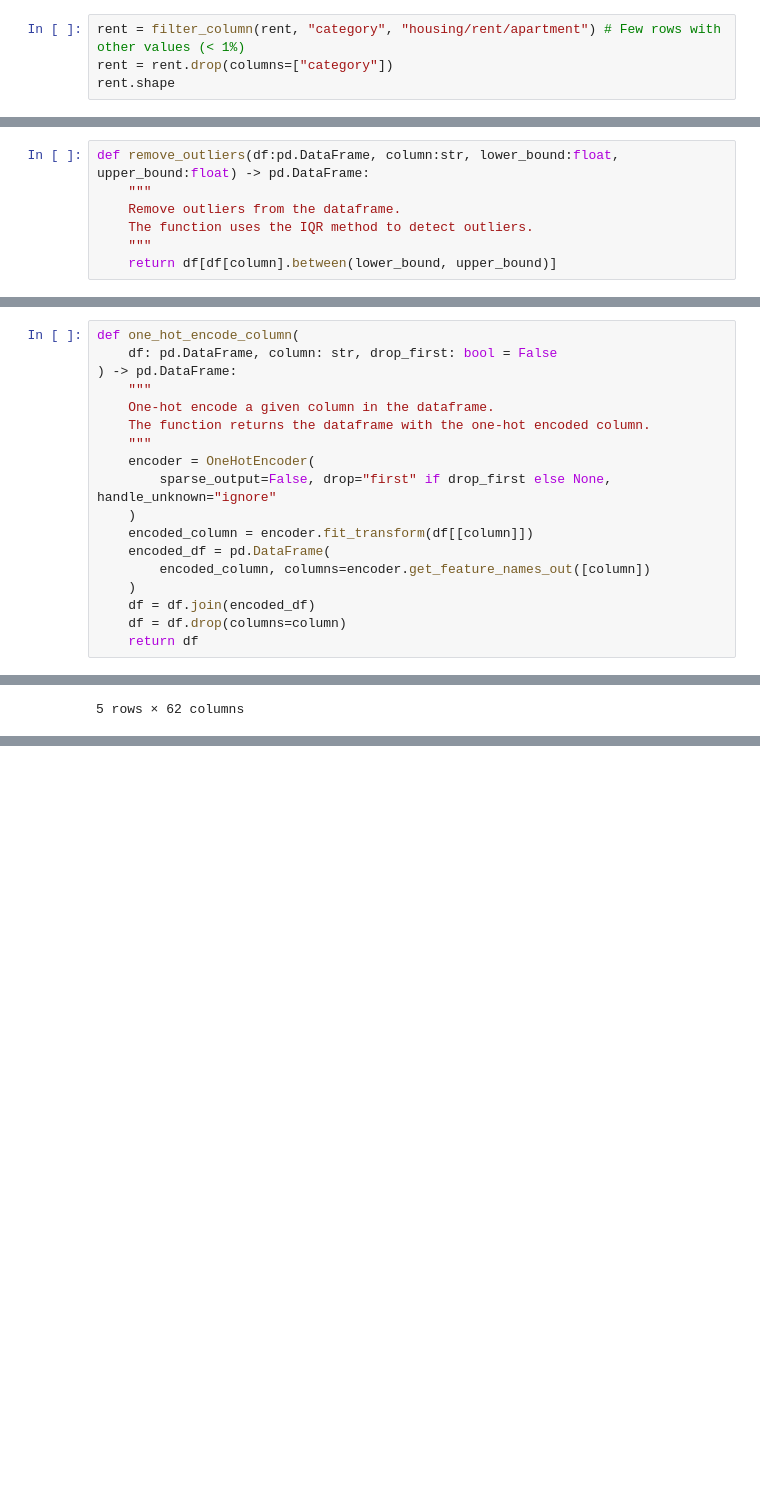
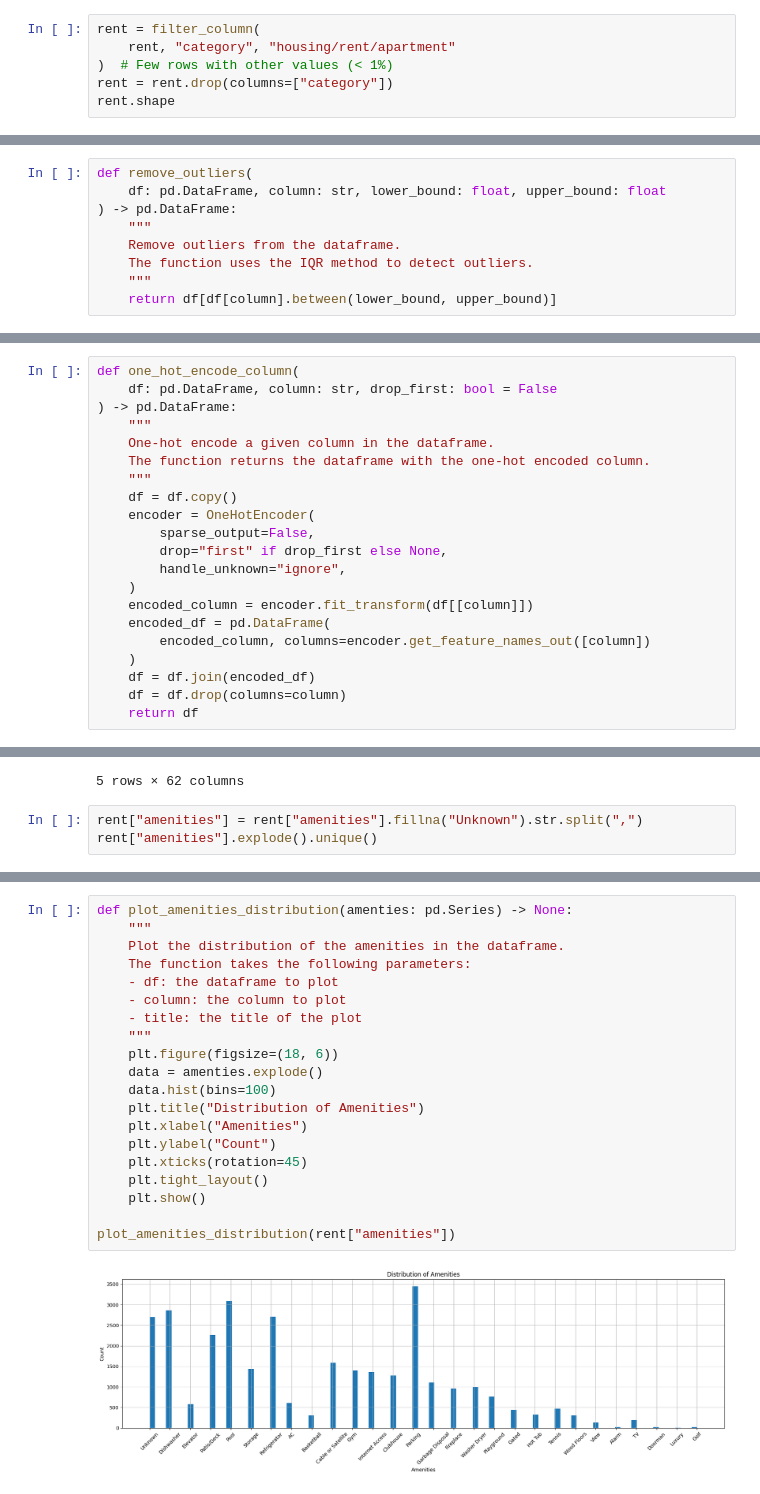
Before and after one commit to JoseEdSouza/machine-learning-works, a Jupyter notebook: rent/eda.ipynb, the cells around one changed output, grey strips where cells are left out. Saved outputs shown, nothing was run; the diff lists cells and outputs as text; blank space fills up the shorter version.

Commit message:
feat: categorize amenities columns

```diff
--- a/rent/eda.ipynb
+++ b/rent/eda.ipynb
@@ -106,7 +105,9 @@ rent.shape
 # %% [output]
 (9882, 10)
 # %%
-rent = filter_column(rent, "category", "housing/rent/apartment") # Few rows with other values (< 1%)
+rent = filter_column(
+    rent, "category", "housing/rent/apartment"
+)  # Few rows with other values (< 1%)
 rent = rent.drop(columns=["category"])
 rent.shape
 # %% [output]
@@ -219,7 +218,9 @@ for col in outliers_columns:
 [figure]
 [figure]
 # %%
-def remove_outliers(df:pd.DataFrame, column:str, lower_bound:float, upper_bound:float) -> pd.DataFrame:
+def remove_outliers(
+    df: pd.DataFrame, column: str, lower_bound: float, upper_bound: float
+) -> pd.DataFrame:
     """
     Remove outliers from the dataframe.
     The function uses the IQR method to detect outliers.
@@ -248,8 +249,11 @@ def one_hot_encode_column(
     One-hot encode a given column in the dataframe.
     The function returns the dataframe with the one-hot encoded column.
     """
+    df = df.copy()
     encoder = OneHotEncoder(
-        sparse_output=False, drop="first" if drop_first else None, handle_unknown="ignore"
+        sparse_output=False,
+        drop="first" if drop_first else None,
+        handle_unknown="ignore",
     )
     encoded_column = encoder.fit_transform(df[[column]])
     encoded_df = pd.DataFrame(
@@ -282,3 +286,6 @@ rent.head()
 | 3 | Studio apartment 333 Hyde St | This unit is located at 333 Hyde ... | Refrigerator | 1.0 | 0.0 | 1495 | 138 | 0.0 | ... |
 | 4 | Studio apartment 57 Taylor Street | This unit is located at 57 Taylor... | Refrigerator | 1.0 | 0.0 | 1695 | 190 | 0.0 | ... |
 5 rows × 62 columns
+# %%
+rent["amenities"] = rent["amenities"].fillna("Unknown").str.split(",")
+rent["amenities"].explode().unique()
@@ -284,0 +299,22 @@ rent.head()
+# %%
+def plot_amenities_distribution(amenties: pd.Series) -> None:
+    """
+    Plot the distribution of the amenities in the dataframe.
+    The function takes the following parameters:
+    - df: the dataframe to plot
+    - column: the column to plot
+    - title: the title of the plot
+    """
+    plt.figure(figsize=(18, 6))
+    data = amenties.explode()
+    data.hist(bins=100)
+    plt.title("Distribution of Amenities")
+    plt.xlabel("Amenities")
+    plt.ylabel("Count")
+    plt.xticks(rotation=45)
+    plt.tight_layout()
+    plt.show()
+
+plot_amenities_distribution(rent["amenities"])
+# %% [output]
+[figure, added]
```
Also changed, not shown: parts of 8 cells of this notebook.
